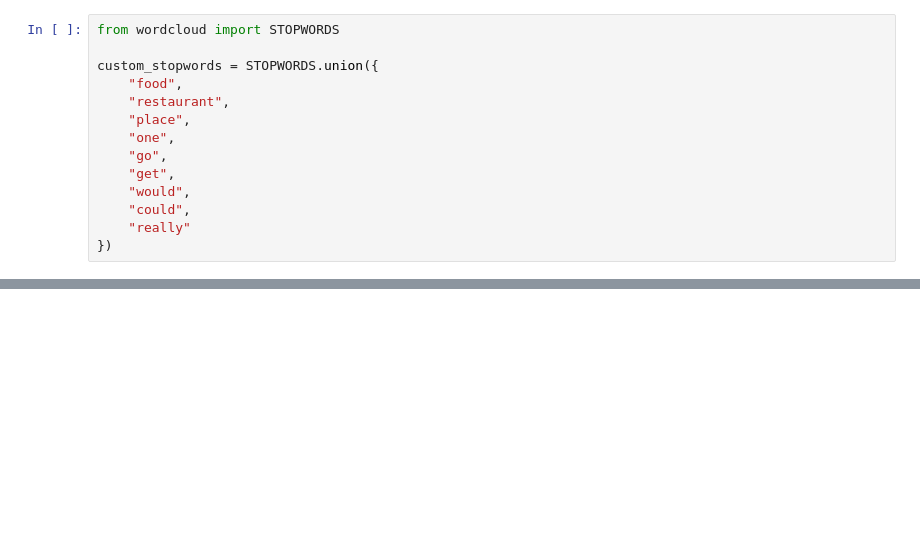
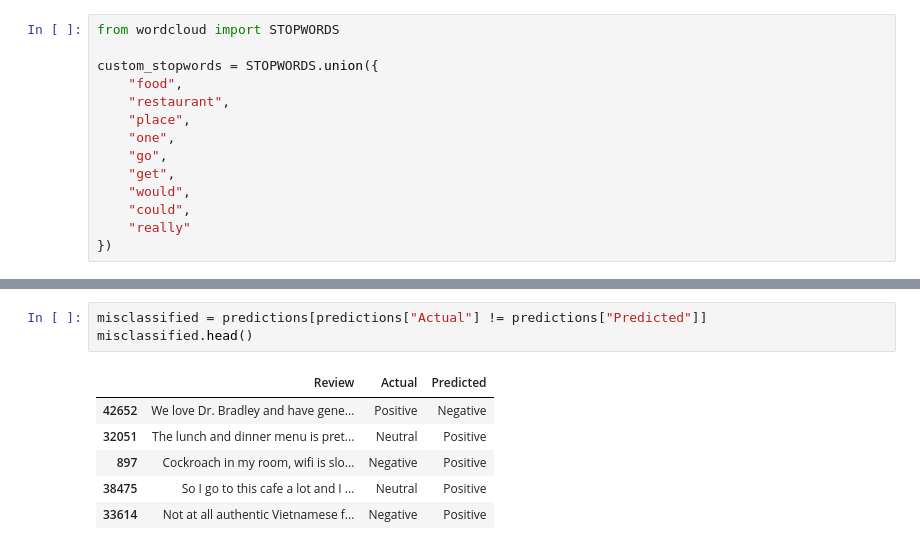
Before and after one commit to krishnadeshmukh666/OIBSIP, a Jupyter notebook: Task 4-Sentiment Analysis/analysis.ipynb, the cells around one changed output, grey strips where cells are left out. Saved outputs shown, nothing was run; the diff lists cells and outputs as text; blank space fills up the shorter version.

```diff
--- a/Task 4-Sentiment Analysis/analysis.ipynb
+++ b/Task 4-Sentiment Analysis/analysis.ipynb
@@ -579,0 +588,10 @@ plt.show()
+# %%
+misclassified = predictions[predictions["Actual"] != predictions["Predicted"]]
+misclassified.head()
+# %% [output]
+|  | Review | Actual | Predicted |
+| 42652 | We love Dr. Bradley and have gene... | Positive | Negative |
+| 32051 | The lunch and dinner menu is pret... | Neutral | Positive |
+| 897 | Cockroach in my room, wifi is slo... | Negative | Positive |
+| 38475 | So I go to this cafe a lot and I ... | Neutral | Positive |
+| 33614 | Not at all authentic Vietnamese f... | Negative | Positive |
```
Also changed, not shown: parts of 37 cells of this notebook.
